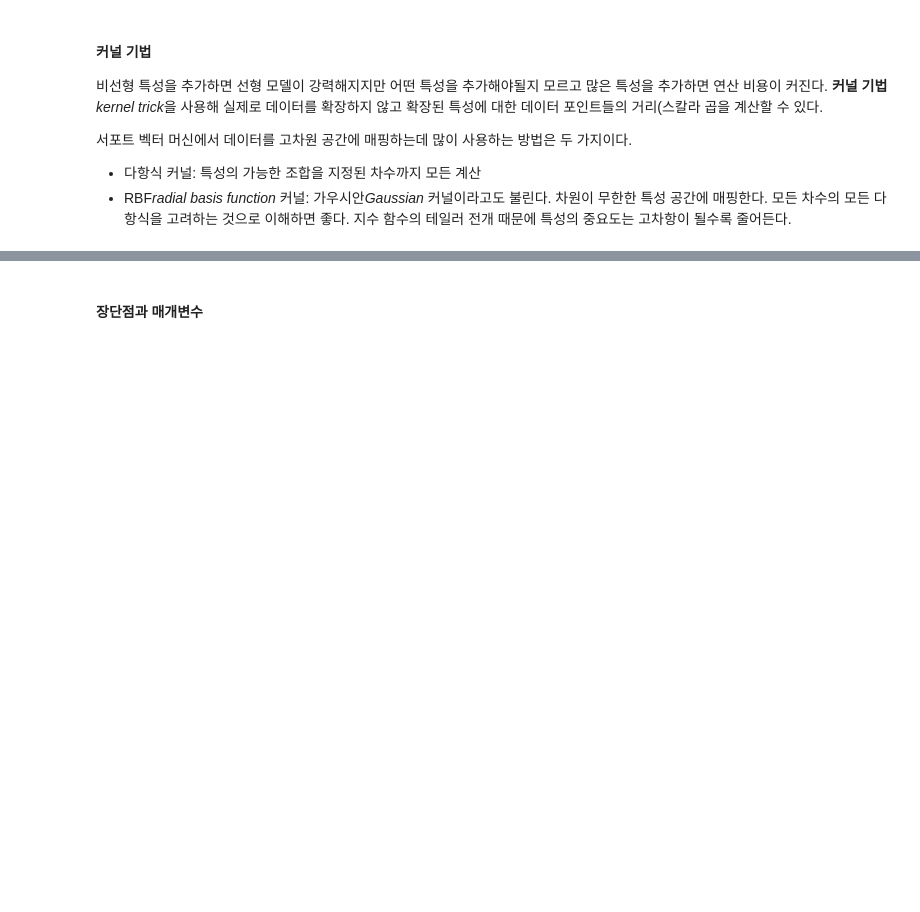
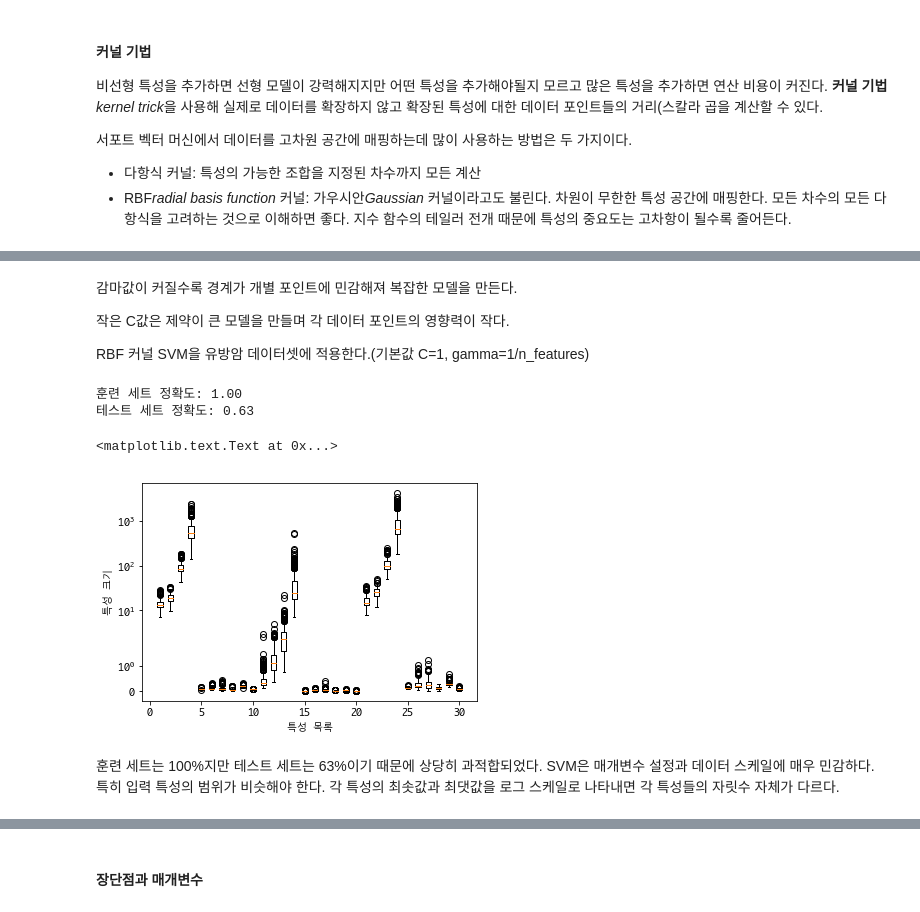
Before and after one commit to youbeebee/ML-with-Python, a Jupyter notebook: ch2.지도학습 2.3.7부터.ipynb, the cells around one changed output, grey strips where cells are left out. Drawn from its saved outputs; the diff is of its cells as text; code cells hidden in the pictures; blank space fills up the shorter version.

```diff
--- a/ch2.지도학습 2.3.7부터.ipynb
+++ b/ch2.지도학습 2.3.7부터.ipynb
@@ -105,0 +149,32 @@ plt.ylabel("특성 1")
+# %% [markdown]
+감마값이 커질수록 경계가 개별 포인트에 민감해져 복잡한 모델을 만든다.
+
+작은 C값은 제약이 큰 모델을 만들며 각 데이터 포인트의 영향력이 작다.
+
+RBF 커널 SVM을 유방암 데이터셋에 적용한다.(기본값 C=1, gamma=1/n_features)
+# %%
+from sklearn.model_selection import train_test_split
+from sklearn.datasets import load_breast_cancer
+
+cancer = load_breast_cancer()
+
+X_train, X_test, y_train, y_test = train_test_split(
+    cancer.data, cancer.target, random_state=0)
+
+svc = SVC()
+svc.fit(X_train, y_train)
+
+print("훈련 세트 정확도: {:.2f}".format(svc.score(X_train, y_train)))
+print("테스트 세트 정확도: {:.2f}".format(svc.score(X_test, y_test)))
+
+plt.boxplot(X_train, manage_xticks=False)
+plt.yscale("symlog")
+plt.xlabel("특성 목록")
+plt.ylabel("특성 크기")
+# %% [output]
+훈련 세트 정확도: 1.00
+테스트 세트 정확도: 0.63
+<matplotlib.text.Text at 0x...>
+[figure, added]
+# %% [markdown]
+훈련 세트는 100%지만 테스트 세트는 63%이기 때문에 상당히 과적합되었다. SVM은 매개변수 설정과 데이터 스케일에 매우 민감하다. 특히 입력 특성의 범위가 비슷해야 한다. 각 특성의 최솟값과 최댓값을 로그 스케일로 나타내면 각 특성들의 자릿수 자체가 다르다.
```
Also changed, not shown: parts of 23 cells of this notebook, 1 other file.
